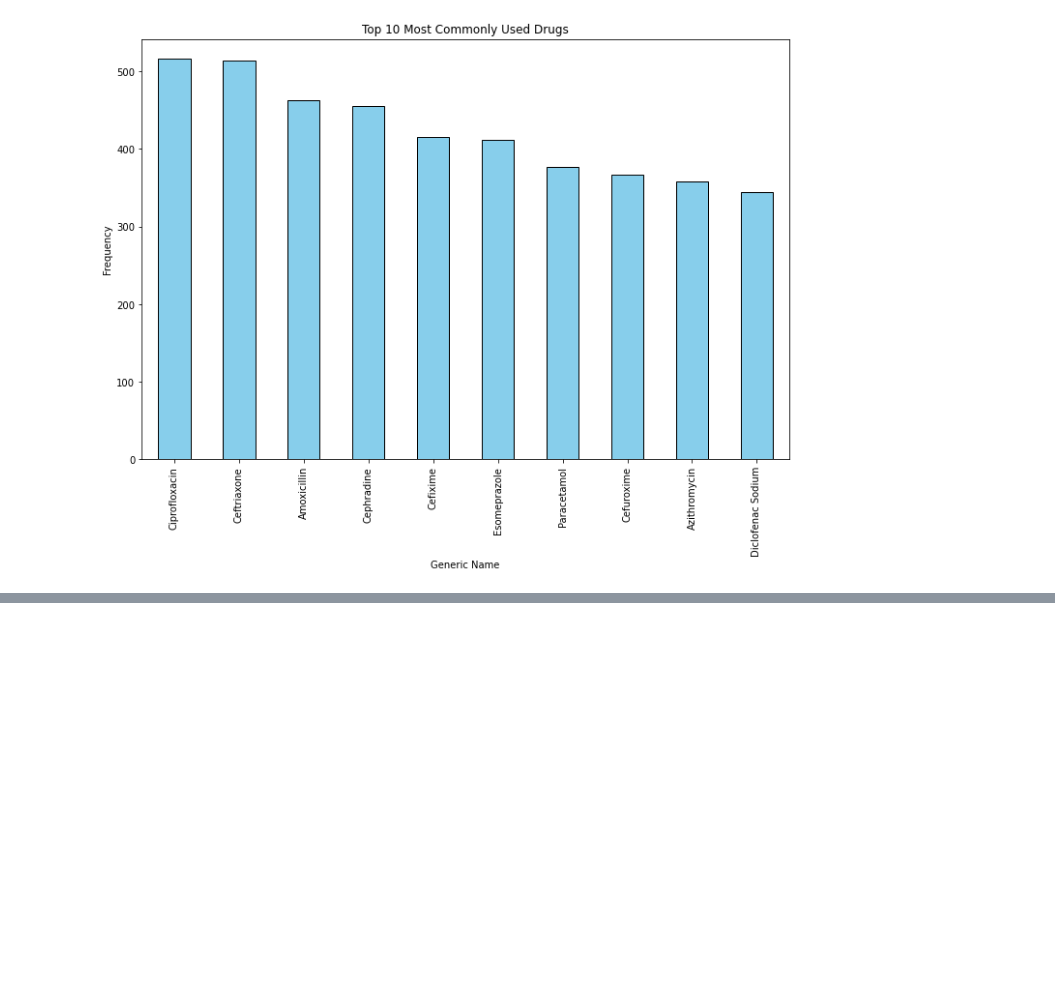
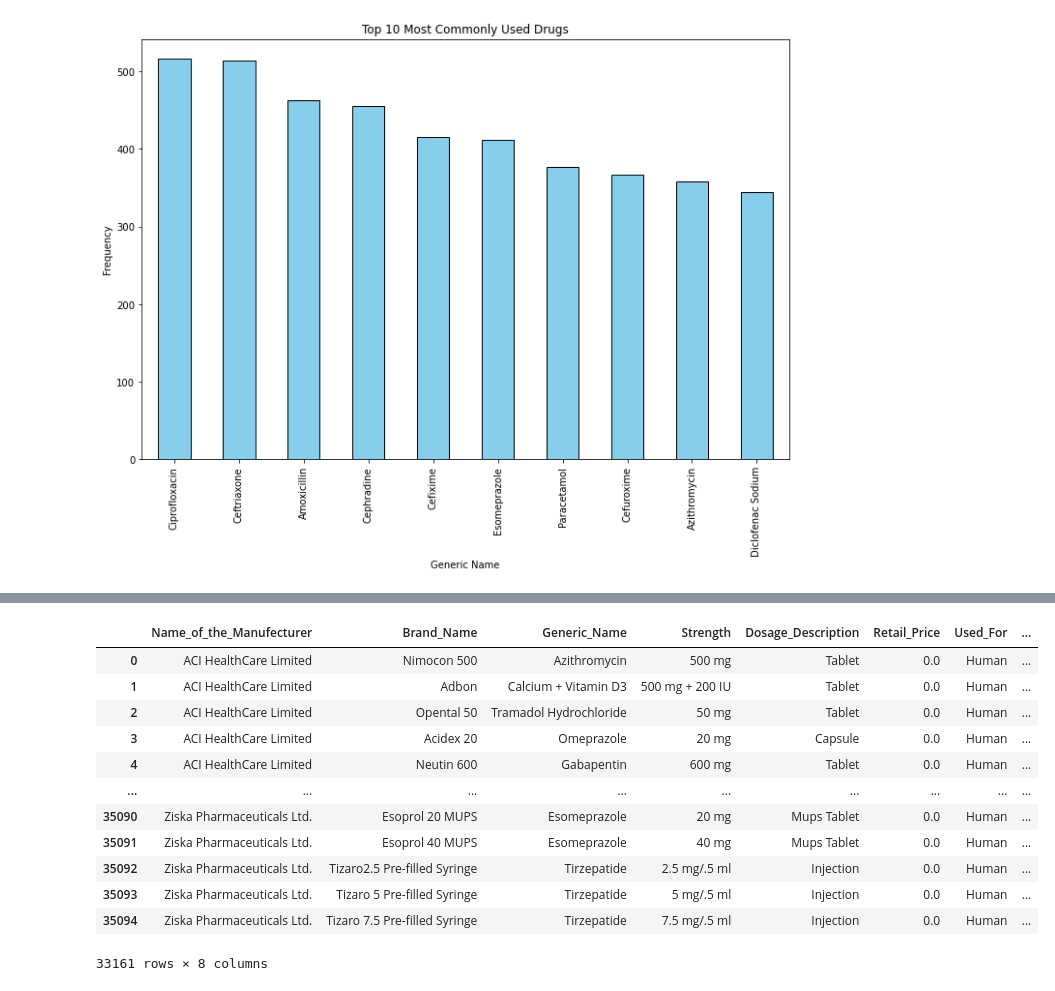
Before and after one commit to mMahnoor/BangladeshPharma_Data, a Jupyter notebook: Analysis/Basic_Analysis.ipynb, the cells around one changed output, grey strips where cells are left out. Drawn from its saved outputs; the diff is of its cells as text; code cells hidden in the pictures; blank space fills up the shorter version.

```diff
--- a/Analysis/Basic_Analysis.ipynb
+++ b/Analysis/Basic_Analysis.ipynb
@@ -269,0 +285,17 @@ plt.show()
+# %%
+human_med = allopathic_data[allopathic_data['Used_For']=='Human']
+human_med
+# %% [output]
+|  | Name_of_the_Manufecturer | Brand_Name | Generic_Name | Strength | Dosage_Description | Retail_Price | Used_For | ... |
+| 0 | ACI HealthCare Limited | Nimocon 500 | Azithromycin | 500 mg | Tablet | 0.0 | Human | ... |
+| 1 | ACI HealthCare Limited | Adbon | Calcium + Vitamin D3 | 500 mg + 200 IU | Tablet | 0.0 | Human | ... |
+| 2 | ACI HealthCare Limited | Opental 50 | Tramadol Hydrochloride | 50 mg | Tablet | 0.0 | Human | ... |
+| 3 | ACI HealthCare Limited | Acidex 20 | Omeprazole | 20 mg | Capsule | 0.0 | Human | ... |
+| 4 | ACI HealthCare Limited | Neutin 600 | Gabapentin | 600 mg | Tablet | 0.0 | Human | ... |
+| ... | ... | ... | ... | ... | ... | ... | ... | ... |
+| 35090 | Ziska Pharmaceuticals Ltd. | Esoprol 20 MUPS | Esomeprazole | 20 mg | Mups Tablet | 0.0 | Human | ... |
+| 35091 | Ziska Pharmaceuticals Ltd. | Esoprol 40 MUPS | Esomeprazole | 40 mg | Mups Tablet | 0.0 | Human | ... |
+| 35092 | Ziska Pharmaceuticals Ltd. | Tizaro2.5 Pre-filled Syringe | Tirzepatide | 2.5 mg/.5 ml | Injection | 0.0 | Human | ... |
+| 35093 | Ziska Pharmaceuticals Ltd. | Tizaro 5 Pre-filled Syringe | Tirzepatide | 5 mg/.5 ml | Injection | 0.0 | Human | ... |
+| 35094 | Ziska Pharmaceuticals Ltd. | Tizaro 7.5 Pre-filled Syringe | Tirzepatide | 7.5 mg/.5 ml | Injection | 0.0 | Human | ... |
+33161 rows × 8 columns
```
Also changed, not shown: parts of 7 cells of this notebook.
